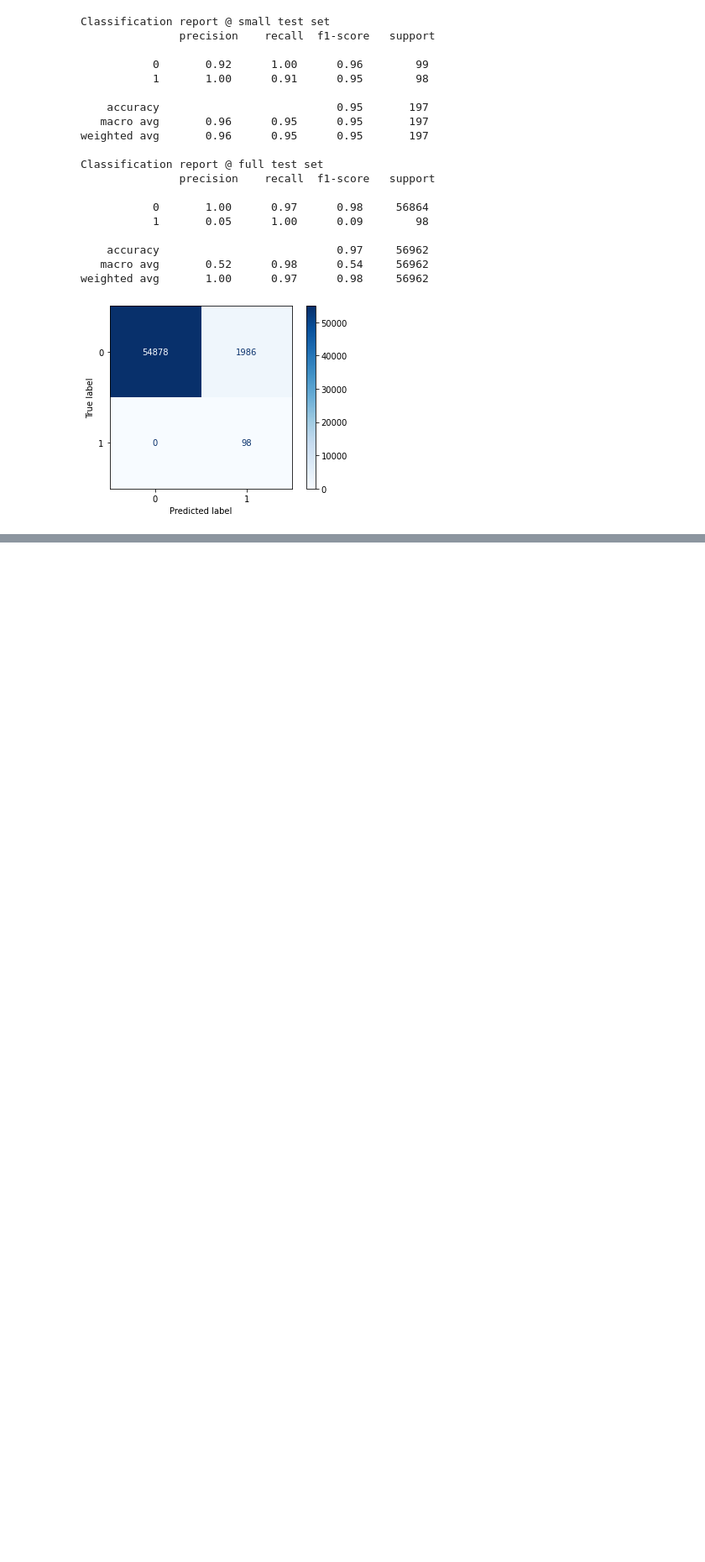
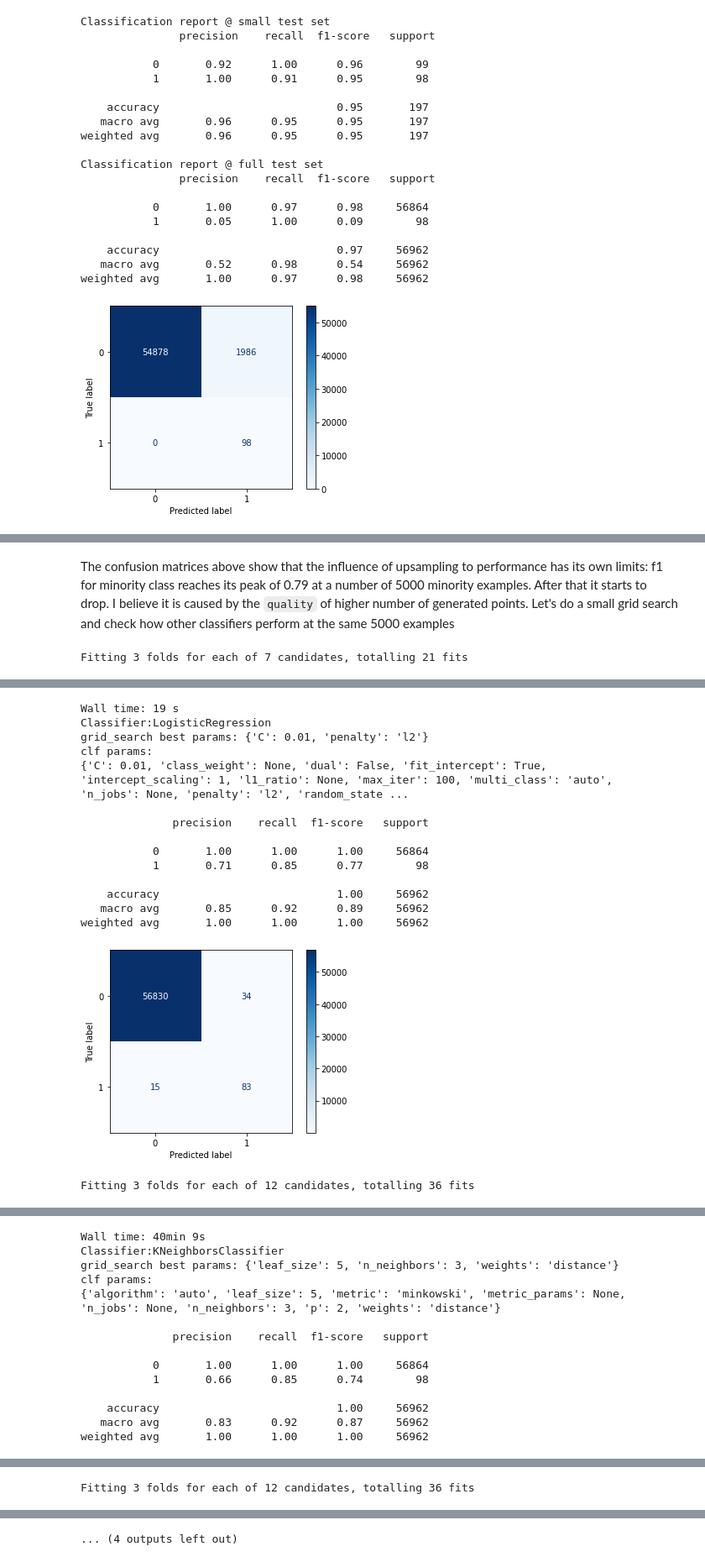
Before and after one commit to EddieKro/ML_master_deg, a Jupyter notebook: practice/project_01.ipynb, the cells around one changed output, grey strips where cells are left out. Shown: that part at 84% size. Drawn from its saved outputs; the diff is of its cells as text; code cells hidden in the pictures; blank space fills up the shorter version.

```diff
--- a/practice/project_01.ipynb
+++ b/practice/project_01.ipynb
@@ -514,19 +525,3 @@ Classification report @ full test set
    macro avg       0.53      0.95      0.55     56962
 weighted avg       1.00      0.98      0.99     56962
 [figure]
-# %%
-sss = StratifiedShuffleSplit(test_size=TEST_SIZE,n_splits=5)
-
-grid_search = GridSearchCV(LogisticRegression(max_iter=1000), grid_search_params[list(grid_search_params.keys())[0]],cv=5,scoring='roc_auc')
-for train,test in sss.split(full_X_train, full_y_train):
-    pipeline = make_pipeline(SMOTE(sampling_strategy='minority',n_jobs=-1), grid_search)
-    model = pipeline.fit(full_X_train.values[train],full_y_train.values[train])
-
-    clf = grid_search.best_estimator_
-    pred = clf.predict(full_X_train.values[test])
-
-    print(classification_report(full_y_train.values[test], pred),'\nClassification report @ full test set')
-
-#     print(classification_report_imbalanced(full_y_train.values[test],pred))
-# print(f"grid_search best params: {grid_search.best_params_}\nclf params:\n{clf.get_params()}")
-# print(classification_report(full_y_test, clf.predict(full_X_test)))
@@ -565,0 +609,26 @@ weighted avg       1.00      0.97      0.98     56962
+# %% [markdown]
+The confusion matrices above show that the influence of upsampling to performance has its own limits: f1 for minority class reaches its peak of 0.79 at a number of 5000 minority examples. After that it starts to drop. I believe it is caused by the `quality` of higher number of generated points. Let's do a small grid search and check how other classifiers perform at the same 5000 examples
+# %%
+sm = SMOTE(5000/y.value_counts()[0],n_jobs=-1)
+X_t,y_t = sm.fit_resample(full_X_train,full_y_train)
+
+grid_search_params = {
+    LogisticRegression():{'penalty':['l2'], 'C':[.001,.01,.1,1.,10.,100,1000]},
+    KNeighborsClassifier():{'n_neighbors':[3,5], 'weights':['uniform','distance'],'leaf_size':[5,10,15]},
+    SVC(max_iter=2000):{'C':[.5,.75,.9,1.], 'kernel':['rbf','linear','sigmoid']},
+    DecisionTreeClassifier():{'criterion':['gini','entropy'],'max_depth':[2,3,4],'min_samples_leaf':[4,5,6,7]}
+}
+best_clf = []
+
+for model, gs_params in grid_search_params.items():
+    grid_search = GridSearchCV(model,gs_params,n_jobs=-1,cv=3,verbose=2)
+    %time grid_search.fit(X_t,y_t)
+    clf = grid_search.best_estimator_
+
+    print(f"Classifier:{clf.__class__.__name__}\ngrid_search best params: {grid_search.best_params_}\nclf params:\n{clf.get_params()}\n")
+    print(classification_report(full_y_test,clf.predict(full_X_test)),'\n\n')
+    plot_confusion_matrix(clf,full_X_test,full_y_test,cmap='Blues')
+    plt.show();
+    best_clf.append((clf.__class__.__name__,clf))
+# %% [output]
+Fitting 3 folds for each of 7 candidates, totalling 21 fits
@@ -565,0 +637,16 @@ weighted avg       1.00      0.97      0.98     56962
+Wall time: 19 s
+Classifier:LogisticRegression
+grid_search best params: {'C': 0.01, 'penalty': 'l2'}
+clf params:
+{'C': 0.01, 'class_weight': None, 'dual': False, 'fit_intercept': True, 'intercept_scaling': 1, 'l1_ratio': None, 'max_iter': 100, 'multi_class': 'auto', 'n_jobs': None, 'penalty': 'l2', 'random_state ...
+
+              precision    recall  f1-score   support
+
+           0       1.00      1.00      1.00     56864
+           1       0.71      0.85      0.77        98
+
+    accuracy                           1.00     56962
+   macro avg       0.85      0.92      0.89     56962
+weighted avg       1.00      1.00      1.00     56962
+[figure, added]
+Fitting 3 folds for each of 12 candidates, totalling 36 fits
@@ -565,0 +655,14 @@ weighted avg       1.00      0.97      0.98     56962
+Wall time: 40min 9s
+Classifier:KNeighborsClassifier
+grid_search best params: {'leaf_size': 5, 'n_neighbors': 3, 'weights': 'distance'}
+clf params:
+{'algorithm': 'auto', 'leaf_size': 5, 'metric': 'minkowski', 'metric_params': None, 'n_jobs': None, 'n_neighbors': 3, 'p': 2, 'weights': 'distance'}
+
+              precision    recall  f1-score   support
+
+           0       1.00      1.00      1.00     56864
+           1       0.66      0.85      0.74        98
+
+    accuracy                           1.00     56962
+   macro avg       0.83      0.92      0.87     56962
+weighted avg       1.00      1.00      1.00     56962
@@ -565,0 +670 @@ weighted avg       1.00      0.97      0.98     56962
+Fitting 3 folds for each of 12 candidates, totalling 36 fits
@@ -566,3 +688,4 @@ weighted avg       1.00      0.97      0.98     56962
+... (4 outputs left out)
 # %% [markdown]
 5. Висновок. Короткі підсумки Вашої роботи.
 
```
Also changed, not shown: parts of 21 cells of this notebook, 1 other file.
